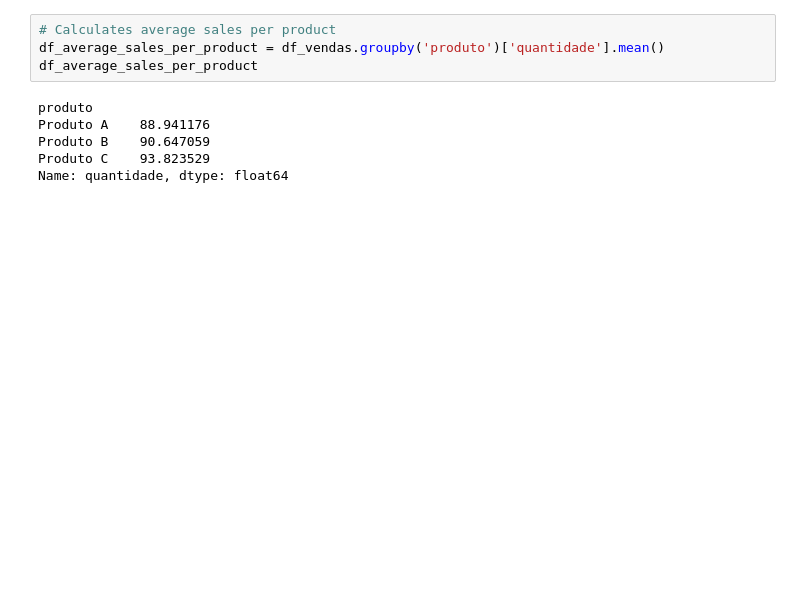
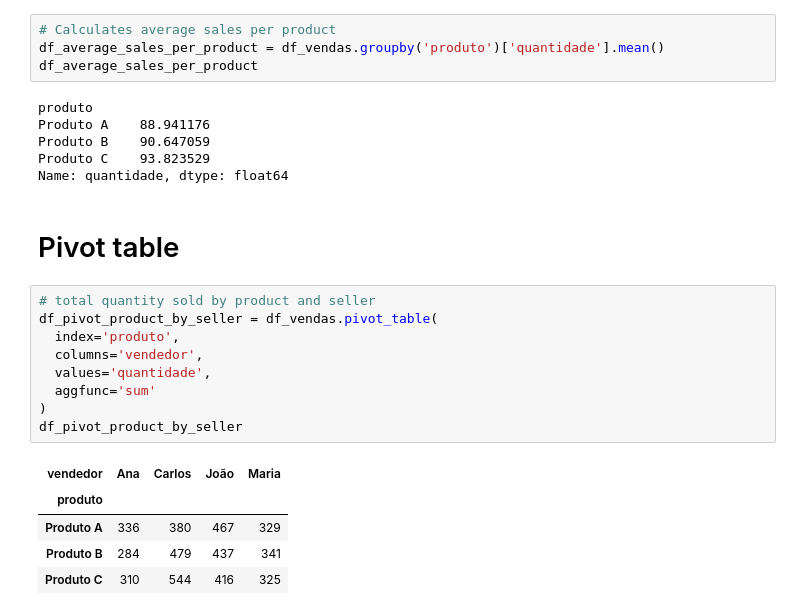
Before and after one commit to Pedro558/Teste-NeoPerformance, a Jupyter notebook: tratamento_dados.ipynb, the cells around one changed output. Cells and saved outputs as stored; diff of their text form; blank space fills up the shorter version.

```diff
--- a/tratamento_dados.ipynb
+++ b/tratamento_dados.ipynb
@@ -128,3 +128,20 @@ Produto A    88.941176
 Produto B    90.647059
 Produto C    93.823529
 Name: quantidade, dtype: float64
+# %% [markdown]
+# Pivot table
+# %%
+# total quantity sold by product and seller
+df_pivot_product_by_seller = df_vendas.pivot_table(
+  index='produto',
+  columns='vendedor',
+  values='quantidade',
+  aggfunc='sum'
+)
+df_pivot_product_by_seller
+# %% [output]
+| vendedor | Ana | Carlos | João | Maria |
+| produto |  |  |  |  |
+| Produto A | 336 | 380 | 467 | 329 |
+| Produto B | 284 | 479 | 437 | 341 |
+| Produto C | 310 | 544 | 416 | 325 |
```
Also changed, not shown: parts of 3 cells of this notebook.
